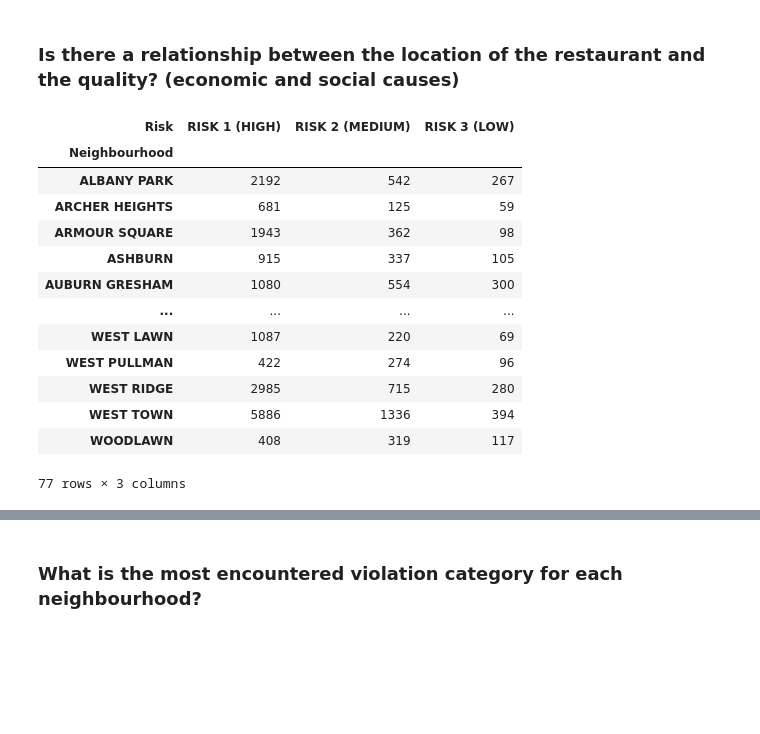
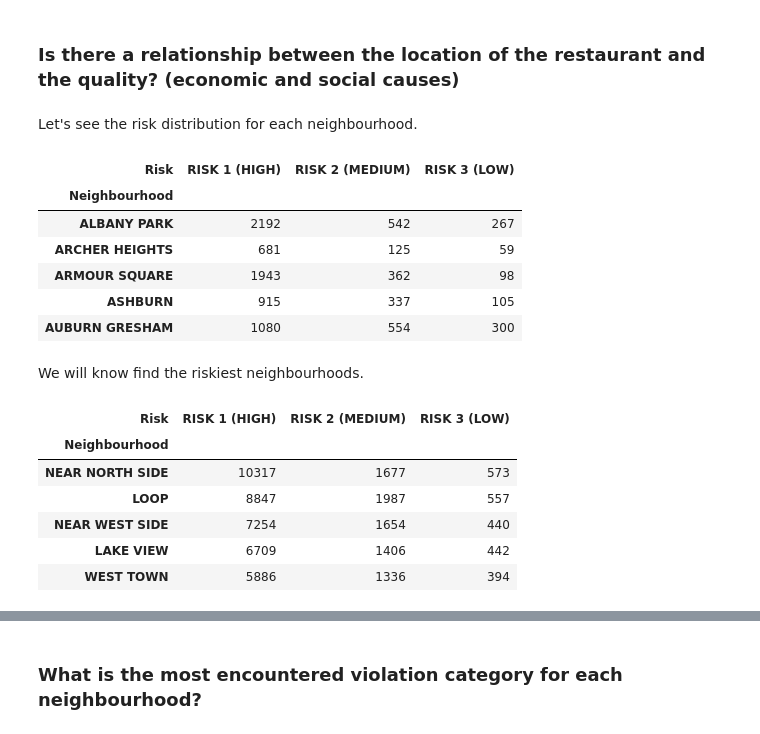
Before and after one commit to Gondolav/ADA-project, a Jupyter notebook: notebook.ipynb, the cells around one changed output, grey strips where cells are left out. Saved outputs shown, nothing was run; the diff lists cells and outputs as text; code cells hidden in the pictures; blank space fills up the shorter version.

Commit message:
Update Neighbourhood and food quality correlation section

```diff
--- a/notebook.ipynb
+++ b/notebook.ipynb
@@ -988,23 +1021,30 @@ To retain the current behavior and silence the warning, pass 'sort=True'.
 # %% [markdown]
 ### Is there a relationship between the location of the restaurant and the quality? (economic and social causes)
+# %% [markdown]
+Let's see the risk distribution for each neighbourhood.
 # %%
 risks_per_hood = df.groupby(['Neighbourhood'])['Risk'].value_counts().unstack().drop('ALL', axis=1).fillna(0)
 risks_per_hood['RISK 1 (HIGH)'] = risks_per_hood['RISK 1 (HIGH)'].astype(int)
 risks_per_hood['RISK 2 (MEDIUM)'] = risks_per_hood['RISK 2 (MEDIUM)'].astype(int)
 risks_per_hood['RISK 3 (LOW)'] = risks_per_hood['RISK 3 (LOW)'].astype(int)
-risks_per_hood
+risks_per_hood.head()
 # %% [output]
 | Risk | RISK 1 (HIGH) | RISK 2 (MEDIUM) | RISK 3 (LOW) |
 | Neighbourhood |  |  |  |
 | ALBANY PARK | 2192 | 542 | 267 |
 | ARCHER HEIGHTS | 681 | 125 | 59 |
 | ARMOUR SQUARE | 1943 | 362 | 98 |
 | ASHBURN | 915 | 337 | 105 |
 | AUBURN GRESHAM | 1080 | 554 | 300 |
-| ... | ... | ... | ... |
-| WEST LAWN | 1087 | 220 | 69 |
-| WEST PULLMAN | 422 | 274 | 96 |
-| WEST RIDGE | 2985 | 715 | 280 |
-| WEST TOWN | 5886 | 1336 | 394 |
-| WOODLAWN | 408 | 319 | 117 |
-77 rows × 3 columns
+# %% [markdown]
+We will know find the riskiest neighbourhoods.
+# %%
+risks_per_hood.sort_values(['RISK 1 (HIGH)', 'RISK 2 (MEDIUM)', 'RISK 3 (LOW)'], axis=0, ascending=False).head()
+# %% [output]
+| Risk | RISK 1 (HIGH) | RISK 2 (MEDIUM) | RISK 3 (LOW) |
+| Neighbourhood |  |  |  |
+| NEAR NORTH SIDE | 10317 | 1677 | 573 |
+| LOOP | 8847 | 1987 | 557 |
+| NEAR WEST SIDE | 7254 | 1654 | 440 |
+| LAKE VIEW | 6709 | 1406 | 442 |
+| WEST TOWN | 5886 | 1336 | 394 |
```
Also changed, not shown: parts of 17 cells of this notebook.
